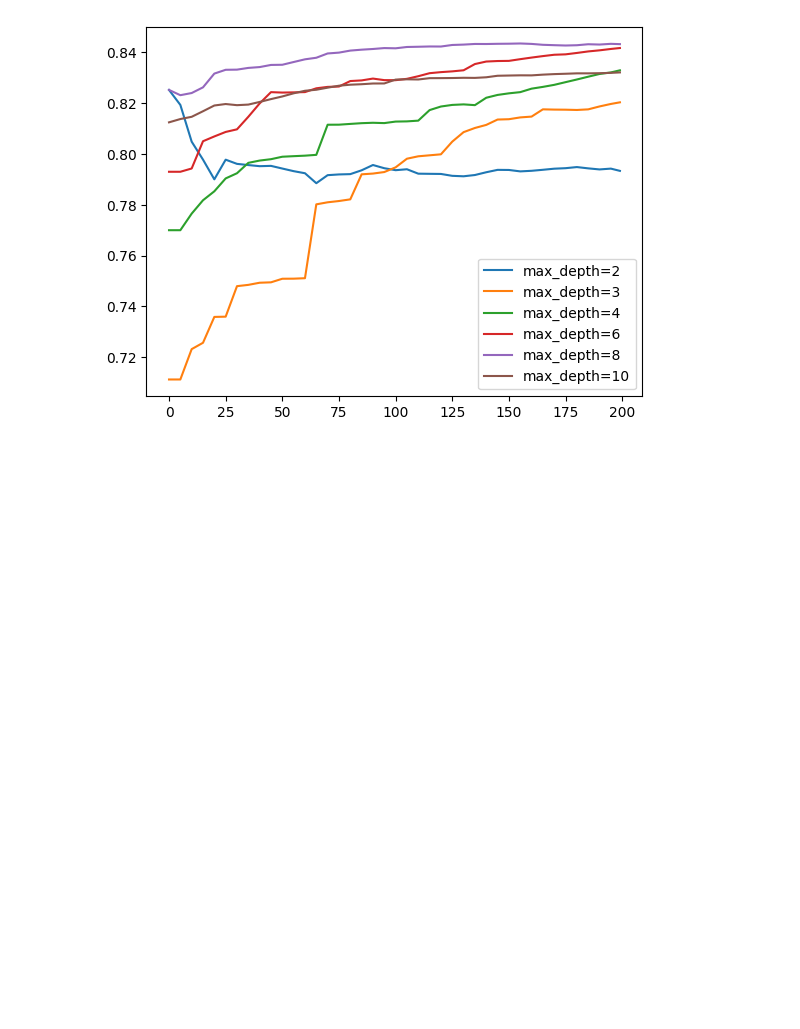
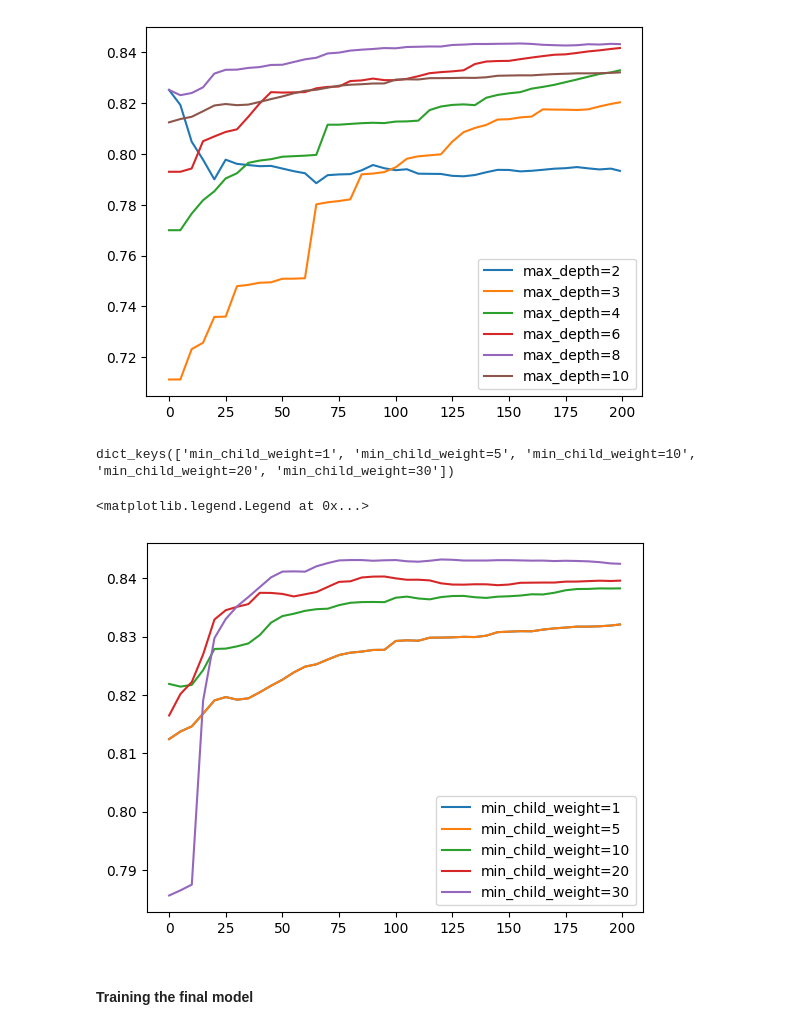
Before and after one commit to sybah2/mlzoomcamp, a Jupyter notebook: midtermProject/notebook.ipynb, the cells around one changed output. Drawn from its saved outputs; the diff is of its cells as text; code cells hidden in the pictures; blank space fills up the shorter version.

```diff
--- a/midtermProject/notebook.ipynb
+++ b/midtermProject/notebook.ipynb
@@ -1285,3 +1285,7 @@ plt.legend()
 # %% [output]
 <matplotlib.legend.Legend at 0x...>
 [figure]
+# %%
+### min_child_weight
+min_child_weight = [1, 5, 10, 20, 30]
+min_child_weight_score = {}
@@ -1287,0 +1392,40 @@ plt.legend()
+# %%
+%%capture output
+## min_child_weight = 30
+
+watchlist = [(dtrain, 'train'), (dval, 'val')]
+
+xgb_params = {
+    'eta': 0.01,
+    'max_depth': 8,
+    'min_child_weight': 30,
+
+    'objective': 'binary:logistic',
+    'eval_metric': 'auc',
+
+    'nthread': 8,
+    'seed': 1,
+    'verbosity': 1,
+}
+
+model = xgb.train(xgb_params, dtrain, num_boost_round=200,
+                  verbose_eval=5,
+                  evals=watchlist)
+
+key = 'min_child_weight=%s' % (xgb_params['min_child_weight'])
+min_child_weight_score[key] = parse_xgb_output(output)
+# %%
+min_child_weight_score.keys()
+# %% [output]
+dict_keys(['min_child_weight=1', 'min_child_weight=5', 'min_child_weight=10', 'min_child_weight=20', 'min_child_weight=30'])
+# %%
+## Plot the values
+## min_child_weight of 30 have the best auc score
+for key, df_score in min_child_weight_score.items():
+    plt.plot(df_score.num_iter, df_score.val_auc, label=key)
+plt.legend()
+# %% [output]
+<matplotlib.legend.Legend at 0x...>
+[figure, added]
+# %% [markdown]
+#### Training the final model
```
Also changed, not shown: parts of 6 cells of this notebook.
